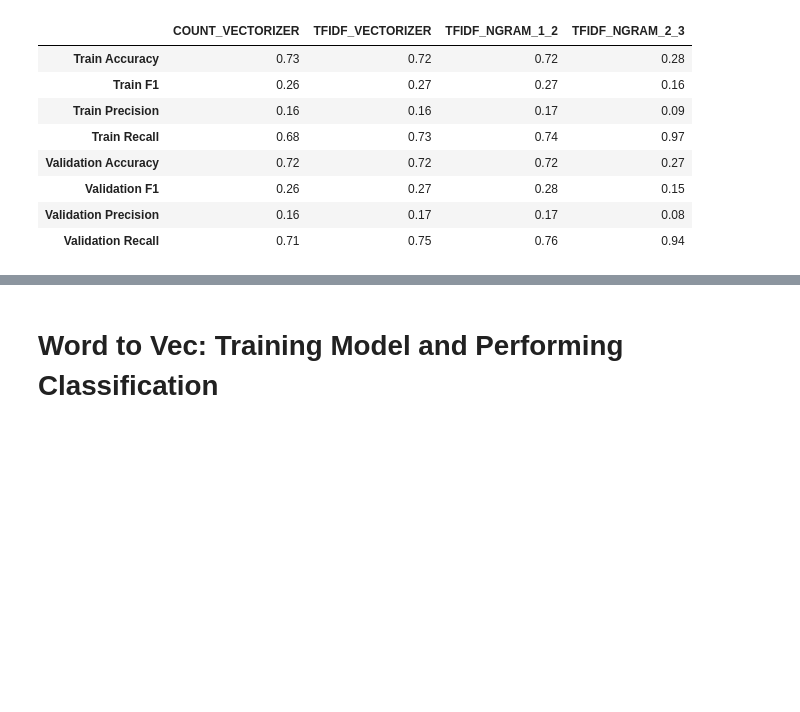
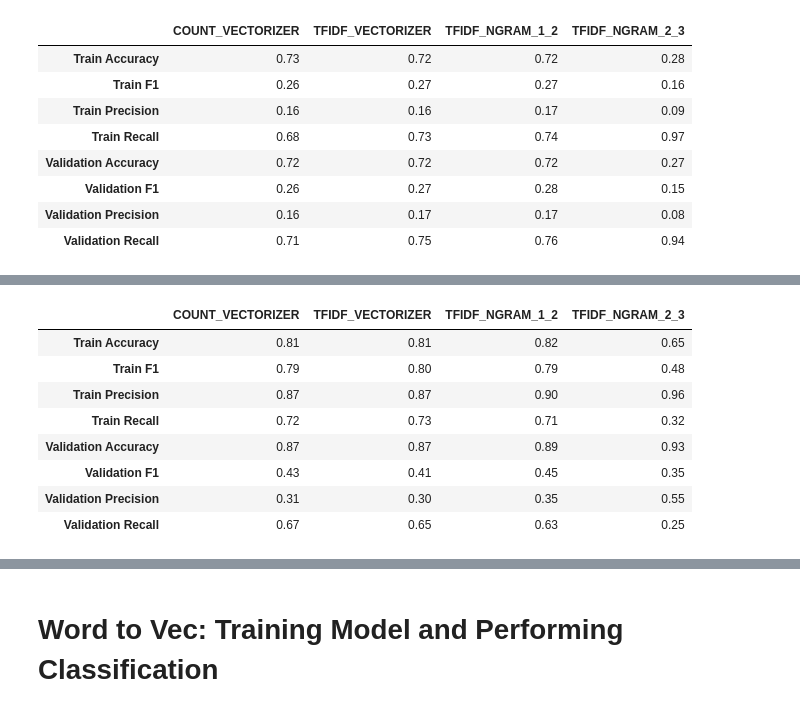
Before and after one commit to mguptaphd/Twitter-Hate-Classification-Project, a Jupyter notebook: preliminary_analyses/Preliminary_Model_Comparisons.ipynb, the cells around one changed output, grey strips where cells are left out. Cells and saved outputs as stored; diff of their text form; code cells hidden in the pictures; blank space fills up the shorter version.

```diff
--- a/preliminary_analyses/Preliminary_Model_Comparisons.ipynb
+++ b/preliminary_analyses/Preliminary_Model_Comparisons.ipynb
@@ -856,0 +887,15 @@ ab_results5
+# %%
+xgb_results3 = wrapper_compare_vectorizations(X_train.lem_tweet,
+                            y_train, X_val.lem_tweet, y_val,
+                            XGBClassifier(random_state =10), vectorization_list, sampling = 'upsample')
+xgb_results3
+# %% [output]
+|  | COUNT_VECTORIZER | TFIDF_VECTORIZER | TFIDF_NGRAM_1_2 | TFIDF_NGRAM_2_3 |
+| Train Accuracy | 0.81 | 0.81 | 0.82 | 0.65 |
+| Train F1 | 0.79 | 0.80 | 0.79 | 0.48 |
+| Train Precision | 0.87 | 0.87 | 0.90 | 0.96 |
+| Train Recall | 0.72 | 0.73 | 0.71 | 0.32 |
+| Validation Accuracy | 0.87 | 0.87 | 0.89 | 0.93 |
+| Validation F1 | 0.43 | 0.41 | 0.45 | 0.35 |
+| Validation Precision | 0.31 | 0.30 | 0.35 | 0.55 |
+| Validation Recall | 0.67 | 0.65 | 0.63 | 0.25 |
```
Also changed, not shown: parts of 31 cells of this notebook, 21 other files.
